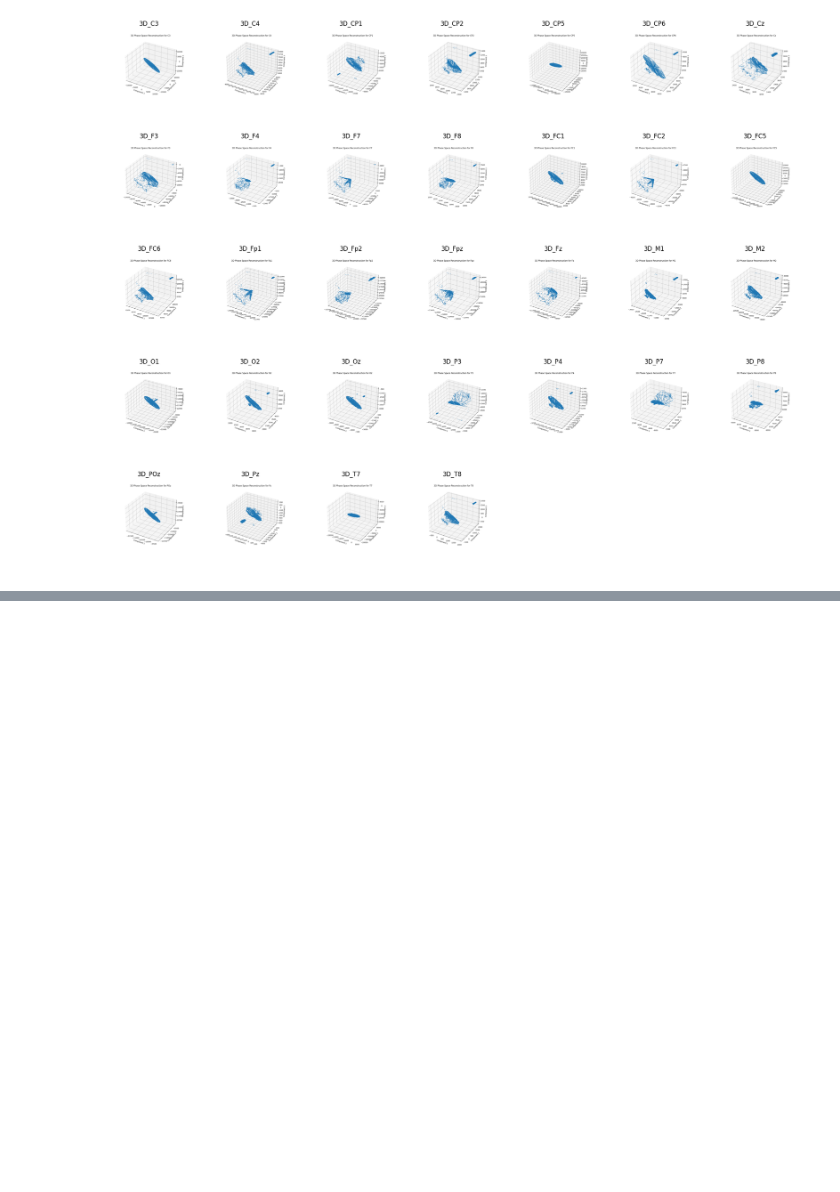
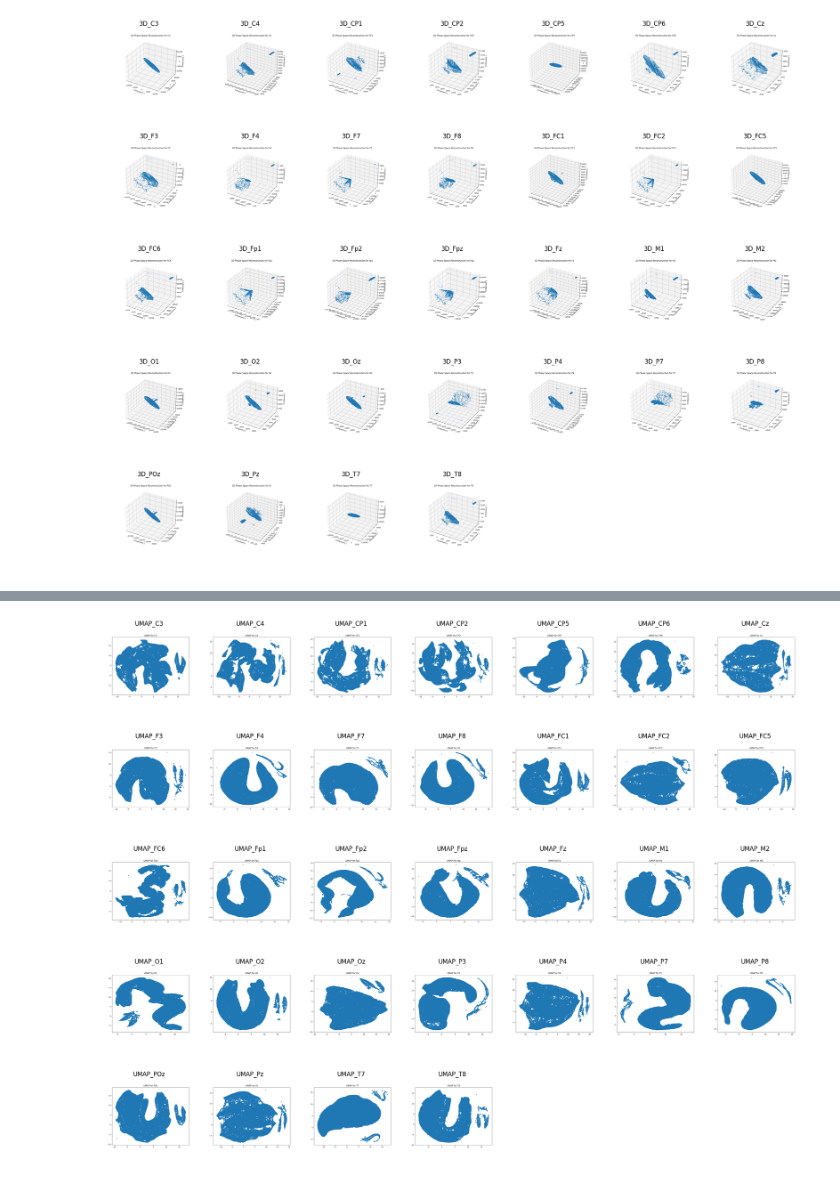
Before and after one commit to Metaverse-Crowdsource/Complete-Neural-Signal-Analysis, a Jupyter notebook: Systems_and_states/plots.ipynb, the cells around one changed output, grey strips where cells are left out. Drawn from its saved outputs; the diff is of its cells as text; code cells hidden in the pictures; blank space fills up the shorter version.

```diff
--- a/Systems_and_states/plots.ipynb
+++ b/Systems_and_states/plots.ipynb
@@ -67,0 +133,65 @@ plt.show()
+# %%
+import matplotlib.pyplot as plt
+import matplotlib.image as mpimg
+
+# List of file paths
+file_paths = [
+    "/home/vincent/MySSD/JupyterProjects/AAA_projects/UnlimitedResearchCooperative/Synthetic_Intelligence_Labs/EEG_Chaos_Kuramoto_Neural_Net/plots/UMAP_C3.png",
+    "/home/vincent/MySSD/JupyterProjects/AAA_projects/UnlimitedResearchCooperative/Synthetic_Intelligence_Labs/EEG_Chaos_Kuramoto_Neural_Net/plots/UMAP_C4.png",
+    "/home/vincent/MySSD/JupyterProjects/AAA_projects/UnlimitedResearchCooperative/Synthetic_Intelligence_Labs/EEG_Chaos_Kuramoto_Neural_Net/plots/UMAP_CP1.png",
+    "/home/vincent/MySSD/JupyterProjects/AAA_projects/UnlimitedResearchCooperative/Synthetic_Intelligence_Labs/EEG_Chaos_Kuramoto_Neural_Net/plots/UMAP_CP2.png",
+    "/home/vincent/MySSD/JupyterProjects/AAA_projects/UnlimitedResearchCooperative/Synthetic_Intelligence_Labs/EEG_Chaos_Kuramoto_Neural_Net/plots/UMAP_CP5.png",
+    "/home/vincent/MySSD/JupyterProjects/AAA_projects/UnlimitedResearchCooperative/Synthetic_Intelligence_Labs/EEG_Chaos_Kuramoto_Neural_Net/plots/UMAP_CP6.png",
+    "/home/vincent/MySSD/JupyterProjects/AAA_projects/UnlimitedResearchCooperative/Synthetic_Intelligence_Labs/EEG_Chaos_Kuramoto_Neural_Net/plots/UMAP_Cz.png",
+    "/home/vincent/MySSD/JupyterProjects/AAA_projects/UnlimitedResearchCooperative/Synthetic_Intelligence_Labs/EEG_Chaos_Kuramoto_Neural_Net/plots/UMAP_F3.png",
+    "/home/vincent/MySSD/JupyterProjects/AAA_projects/UnlimitedResearchCooperative/Synthetic_Intelligence_Labs/EEG_Chaos_Kuramoto_Neural_Net/plots/UMAP_F4.png",
+    "/home/vincent/MySSD/JupyterProjects/AAA_projects/UnlimitedResearchCooperative/Synthetic_Intelligence_Labs/EEG_Chaos_Kuramoto_Neural_Net/plots/UMAP_F7.png",
+    "/home/vincent/MySSD/JupyterProjects/AAA_projects/UnlimitedResearchCooperative/Synthetic_Intelligence_Labs/EEG_Chaos_Kuramoto_Neural_Net/plots/UMAP_F8.png",
+    "/home/vincent/MySSD/JupyterProjects/AAA_projects/UnlimitedResearchCooperative/Synthetic_Intelligence_Labs/EEG_Chaos_Kuramoto_Neural_Net/plots/UMAP_FC1.png",
+    "/home/vincent/MySSD/JupyterProjects/AAA_projects/UnlimitedResearchCooperative/Synthetic_Intelligence_Labs/EEG_Chaos_Kuramoto_Neural_Net/plots/UMAP_FC2.png",
+    "/home/vincent/MySSD/JupyterProjects/AAA_projects/UnlimitedResearchCooperative/Synthetic_Intelligence_Labs/EEG_Chaos_Kuramoto_Neural_Net/plots/UMAP_FC5.png",
+    "/home/vincent/MySSD/JupyterProjects/AAA_projects/UnlimitedResearchCooperative/Synthetic_Intelligence_Labs/EEG_Chaos_Kuramoto_Neural_Net/plots/UMAP_FC6.png",
+    "/home/vincent/MySSD/JupyterProjects/AAA_projects/UnlimitedResearchCooperative/Synthetic_Intelligence_Labs/EEG_Chaos_Kuramoto_Neural_Net/plots/UMAP_Fp1.png",
+    "/home/vincent/MySSD/JupyterProjects/AAA_projects/UnlimitedResearchCooperative/Synthetic_Intelligence_Labs/EEG_Chaos_Kuramoto_Neural_Net/plots/UMAP_Fp2.png",
+    "/home/vincent/MySSD/JupyterProjects/AAA_projects/UnlimitedResearchCooperative/Synthetic_Intelligence_Labs/EEG_Chaos_Kuramoto_Neural_Net/plots/UMAP_Fpz.png",
+    "/home/vincent/MySSD/JupyterProjects/AAA_projects/UnlimitedResearchCooperative/Synthetic_Intelligence_Labs/EEG_Chaos_Kuramoto_Neural_Net/plots/UMAP_Fz.png",
+    "/home/vincent/MySSD/JupyterProjects/AAA_projects/UnlimitedResearchCooperative/Synthetic_Intelligence_Labs/EEG_Chaos_Kuramoto_Neural_Net/plots/UMAP_M1.png",
+    "/home/vincent/MySSD/JupyterProjects/AAA_projects/UnlimitedResearchCooperative/Synthetic_Intelligence_Labs/EEG_Chaos_Kuramoto_Neural_Net/plots/UMAP_M2.png",
+    "/home/vincent/MySSD/JupyterProjects/AAA_projects/UnlimitedResearchCooperative/Synthetic_Intelligence_Labs/EEG_Chaos_Kuramoto_Neural_Net/plots/UMAP_O1.png",
+    "/home/vincent/MySSD/JupyterProjects/AAA_projects/UnlimitedResearchCooperative/Synthetic_Intelligence_Labs/EEG_Chaos_Kuramoto_Neural_Net/plots/UMAP_O2.png",
+    "/home/vincent/MySSD/JupyterProjects/AAA_projects/UnlimitedResearchCooperative/Synthetic_Intelligence_Labs/EEG_Chaos_Kuramoto_Neural_Net/plots/UMAP_Oz.png",
+    "/home/vincent/MySSD/JupyterProjects/AAA_projects/UnlimitedResearchCooperative/Synthetic_Intelligence_Labs/EEG_Chaos_Kuramoto_Neural_Net/plots/UMAP_P3.png",
+    "/home/vincent/MySSD/JupyterProjects/AAA_projects/UnlimitedResearchCooperative/Synthetic_Intelligence_Labs/EEG_Chaos_Kuramoto_Neural_Net/plots/UMAP_P4.png",
+    "/home/vincent/MySSD/JupyterProjects/AAA_projects/UnlimitedResearchCooperative/Synthetic_Intelligence_Labs/EEG_Chaos_Kuramoto_Neural_Net/plots/UMAP_P7.png",
+    "/home/vincent/MySSD/JupyterProjects/AAA_projects/UnlimitedResearchCooperative/Synthetic_Intelligence_Labs/EEG_Chaos_Kuramoto_Neural_Net/plots/UMAP_P8.png",
+    "/home/vincent/MySSD/JupyterProjects/AAA_projects/UnlimitedResearchCooperative/Synthetic_Intelligence_Labs/EEG_Chaos_Kuramoto_Neural_Net/plots/UMAP_POz.png",
+    "/home/vincent/MySSD/JupyterProjects/AAA_projects/UnlimitedResearchCooperative/Synthetic_Intelligence_Labs/EEG_Chaos_Kuramoto_Neural_Net/plots/UMAP_Pz.png",
+    "/home/vincent/MySSD/JupyterProjects/AAA_projects/UnlimitedResearchCooperative/Synthetic_Intelligence_Labs/EEG_Chaos_Kuramoto_Neural_Net/plots/UMAP_T7.png",
+    "/home/vincent/MySSD/JupyterProjects/AAA_projects/UnlimitedResearchCooperative/Synthetic_Intelligence_Labs/EEG_Chaos_Kuramoto_Neural_Net/plots/UMAP_T8.png"
+]
+
+# Determine the grid size
+grid_size = (5, 7)  # Adjust the grid size based on the number of images
+
+# Set up the matplotlib figure and axes based on the grid size
+fig, axs = plt.subplots(grid_size[0], grid_size[1], figsize=(25, 20))  # Increase figsize for bigger images
+
+# Flatten the axes array for easy iteration
+axs = axs.ravel()
+
+# Loop through file paths and plot each image
+for i, file_path in enumerate(file_paths):
+    img = mpimg.imread(file_path)
+    axs[i].imshow(img)
+    axs[i].axis('off')  # Hide the axes
+    axs[i].set_title(file_path.split('/')[-1].split('.')[0])  # Set the title to the file name without extension
+
+# Hide any remaining axes if there are fewer images than subplots
+for j in range(i + 1, len(axs)):
+    axs[j].axis('off')
+
+# Adjust layout to prevent overlap and reduce space between images
+plt.subplots_adjust(wspace=0.02, hspace=0.02)  # Reduce wspace and hspace for smaller spaces between images
+plt.show()
+# %% [output]
+[figure, added]
```
Also changed, not shown: parts of 1 cell of this notebook, 1 other file.
